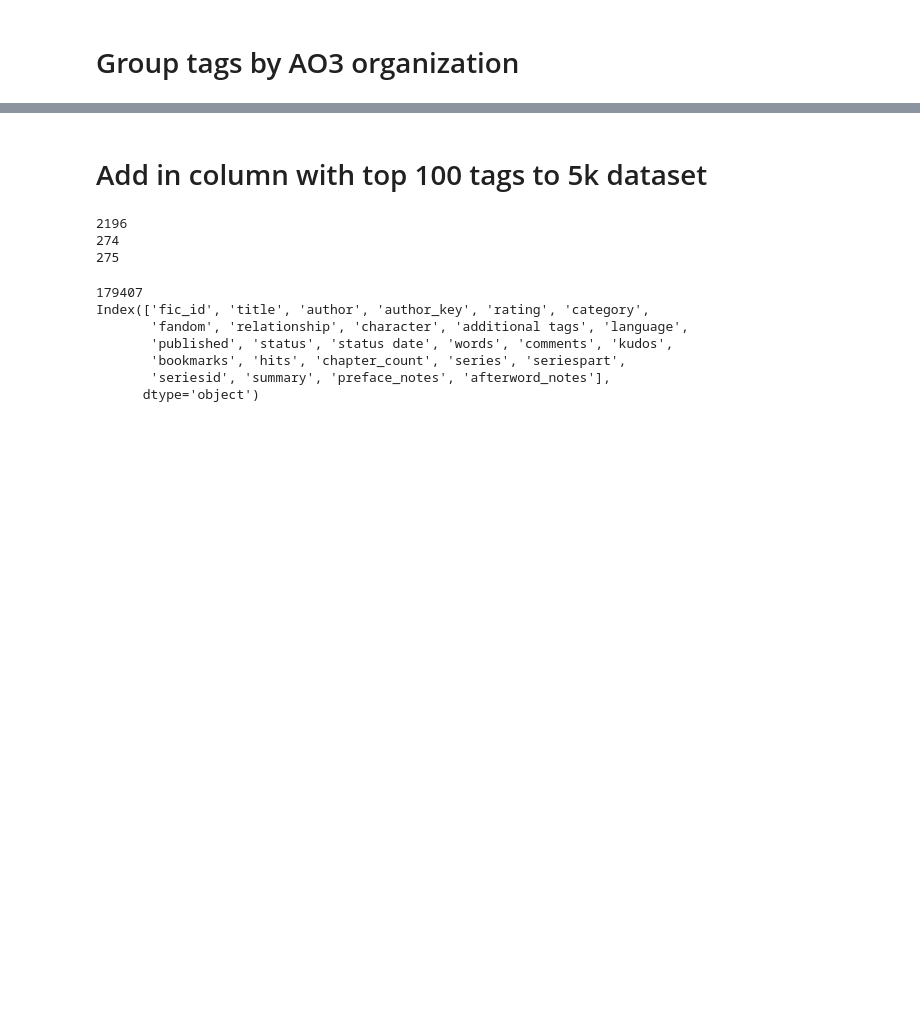
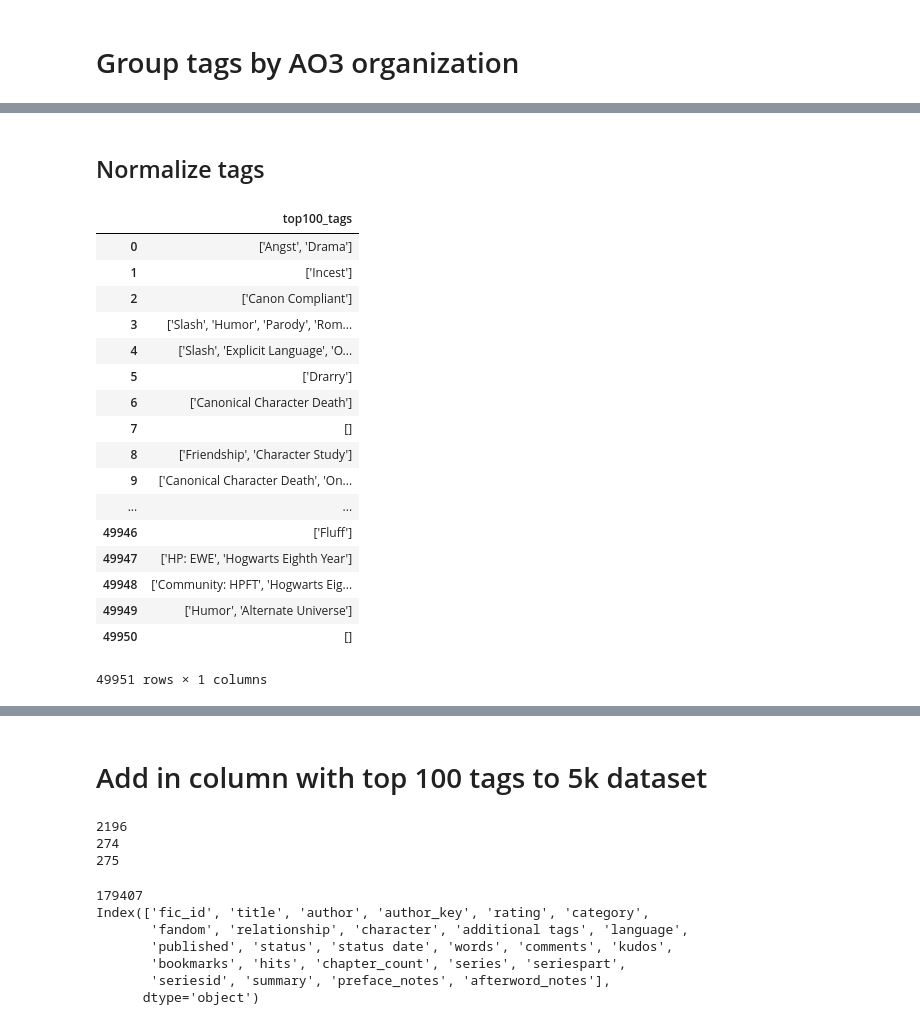
Before and after one commit to michaelmilleryoder/fanfiction-scripts, a Jupyter notebook: jupyter/acl2019_fanfiction_data.ipynb, the cells around one changed output, grey strips where cells are left out. Saved outputs shown, nothing was run; the diff lists cells and outputs as text; code cells hidden in the pictures; blank space fills up the shorter version.

```diff
--- a/jupyter/acl2019_fanfiction_data.ipynb
+++ b/jupyter/acl2019_fanfiction_data.ipynb
@@ -1,9 +1,8 @@
 # %%
 import os
 data_dirpath = '/usr2/scratch/fanfic/ao3_harrypotter_text/'
-# para_dirpath = '/usr2/mamille2/fanfiction-project/data/ao3/harrypotter/'
-para_dirpath = '/usr2/mamille2/fanfiction-project/data/ao3/song_ice_fire/'
-dirpath_100k = os.path.join(para_dirpath, '100k_dataset')
-dirpath_5k = os.path.join(para_dirpath, '5k_dataset')
+fandom_dirpath = '/usr2/mamille2/fanfiction-project/data/ao3/harrypotter/'
+# dirpath_100k = os.path.join(para_dirpath, '100k_dataset')
+# dirpath_5k = os.path.join(para_dirpath, '5k_dataset')
 # %% [markdown]
 # Group tags by AO3 organization
@@ -10,12 +11,18 @@ dirpath_5k = os.path.join(para_dirpath, '5k_dataset')
 # %%
-# Load fold split fic IDs
+# Load metadata split fic IDs
 import os
+import pandas as pd
 
-fic_ids = {}
+# fic_ids = {}
+metadata = {}
 
 for fold in ['train', 'dev', 'test']:
-    with open(os.path.join(dirpath_5k, f'fic_ids_{fold}.txt')) as f:
-        lines = f.read().splitlines()
-        fic_ids[fold] = sorted([int(l) for l in lines])
-    print(len(fic_ids[fold]))
+
+    metadata[fold] = pd.read_csv(os.path.join(fandom_dirpath, f'metadata_{fold}.csv'))
+    print(len(metadata[fold]))
+
+#     with open(os.path.join(fandom_dirpath, f'fic_ids_{fold}.txt')) as f:
+#         lines = f.read().splitlines()
+#         fic_ids[fold] = sorted([int(l) for l in lines])
+#     print(len(fic_ids[fold]))
 # %% [output]
@@ -115,0 +210,23 @@ if 'Mergers' in
+# %% [markdown]
+## Normalize tags
+# %%
+metadata['train'].loc[:, ['top100_tags']]
+# %% [output]
+|  | top100_tags |
+| 0 | ['Angst', 'Drama'] |
+| 1 | ['Incest'] |
+| 2 | ['Canon Compliant'] |
+| 3 | ['Slash', 'Humor', 'Parody', 'Rom... |
+| 4 | ['Slash', 'Explicit Language', 'O... |
+| 5 | ['Drarry'] |
+| 6 | ['Canonical Character Death'] |
+| 7 | [] |
+| 8 | ['Friendship', 'Character Study'] |
+| 9 | ['Canonical Character Death', 'On... |
+| ... | ... |
+| 49946 | ['Fluff'] |
+| 49947 | ['HP: EWE', 'Hogwarts Eighth Year'] |
+| 49948 | ['Community: HPFT', 'Hogwarts Eig... |
+| 49949 | ['Humor', 'Alternate Universe'] |
+| 49950 | [] |
+49951 rows × 1 columns
```
Also changed, not shown: parts of 14 cells of this notebook, 3 other files.
